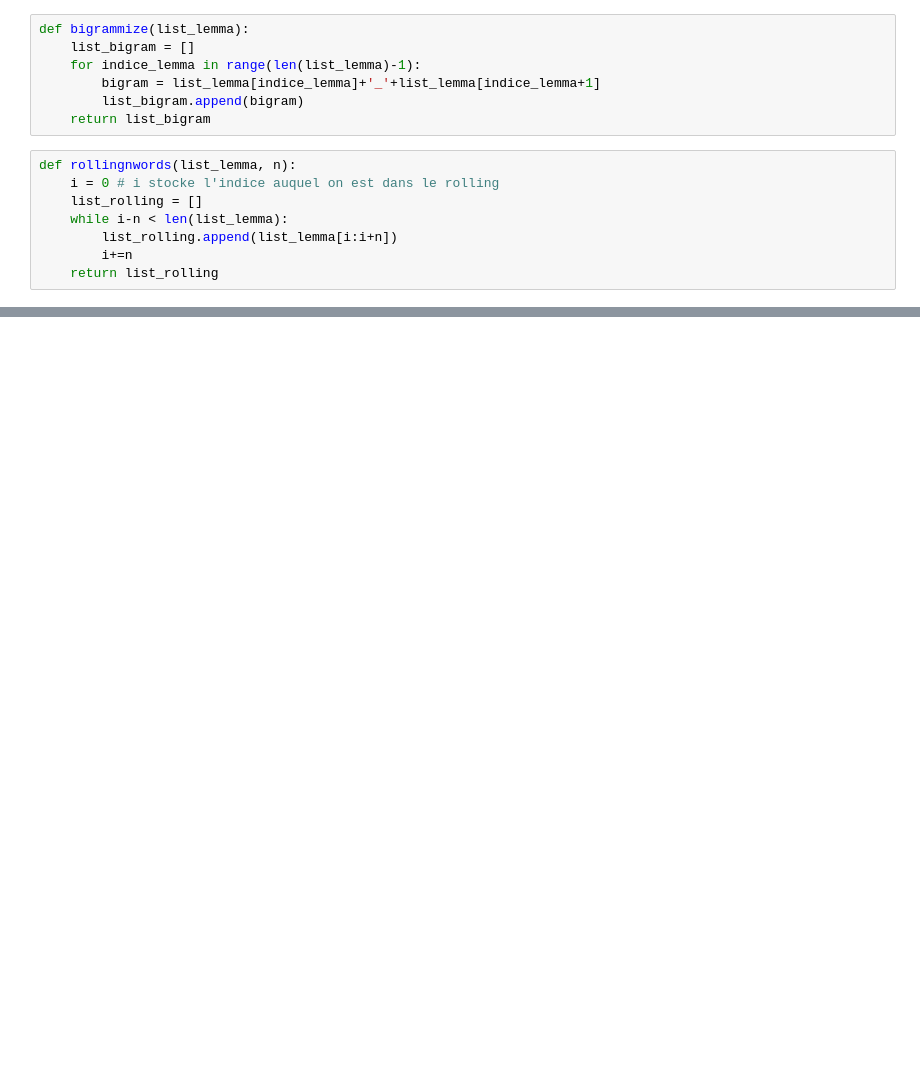
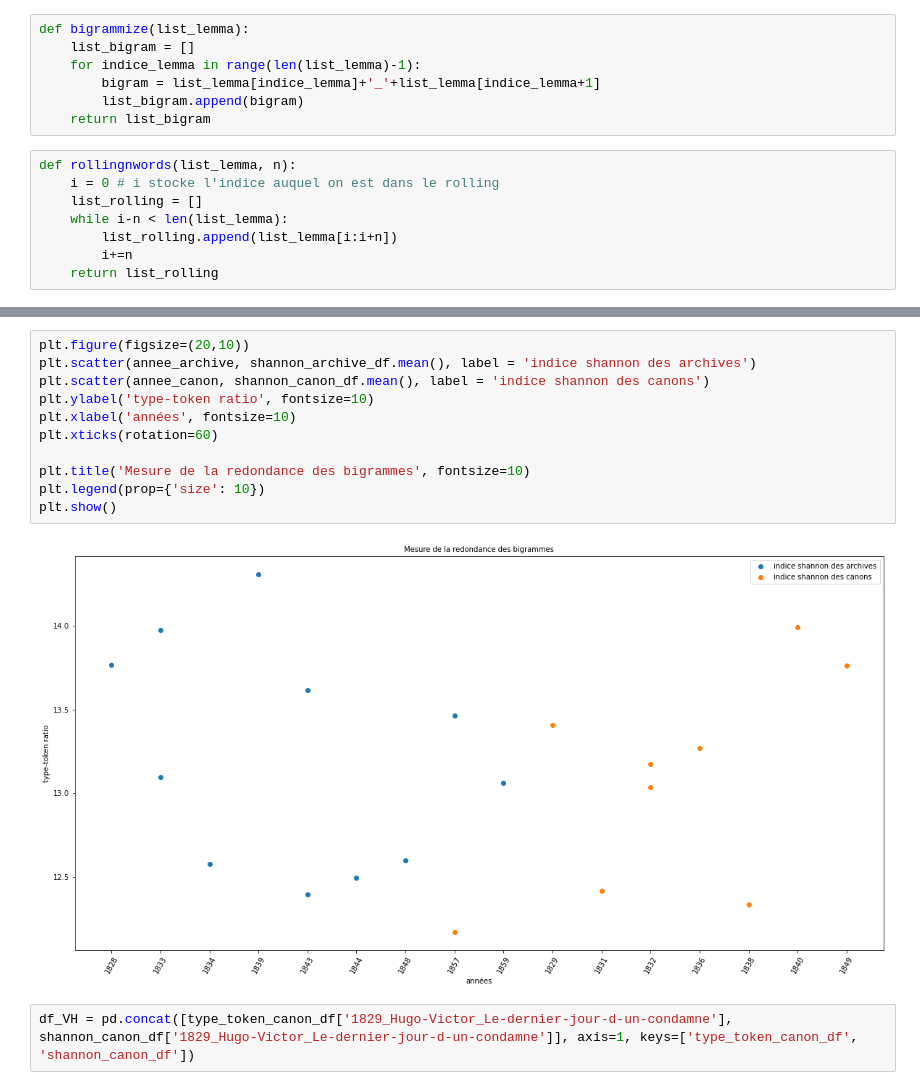
Before and after one commit to crazyjeannot/canons, a Jupyter notebook: rolling_stylometry.ipynb, the cells around one changed output, grey strips where cells are left out. Saved outputs shown, nothing was run; the diff lists cells and outputs as text; blank space fills up the shorter version.

```diff
--- a/rolling_stylometry.ipynb
+++ b/rolling_stylometry.ipynb
@@ -144,0 +213,15 @@ print(results)# Gustave Flaubert
+# %%
+plt.figure(figsize=(20,10))
+plt.scatter(annee_archive, shannon_archive_df.mean(), label = 'indice shannon des archives')
+plt.scatter(annee_canon, shannon_canon_df.mean(), label = 'indice shannon des canons')
+plt.ylabel('type-token ratio', fontsize=10)
+plt.xlabel('années', fontsize=10)
+plt.xticks(rotation=60)
+
+plt.title('Mesure de la redondance des bigrammes', fontsize=10)
+plt.legend(prop={'size': 10})
+plt.show()
+# %% [output]
+[figure, added]
+# %%
+df_VH = pd.concat([type_token_canon_df['1829_Hugo-Victor_Le-dernier-jour-d-un-condamne'], shannon_canon_df['1829_Hugo-Victor_Le-dernier-jour-d-un-condamne']], axis=1, keys=['type_token_canon_df', 'shannon_canon_df'])
```
Also changed, not shown: parts of 30 cells of this notebook.
